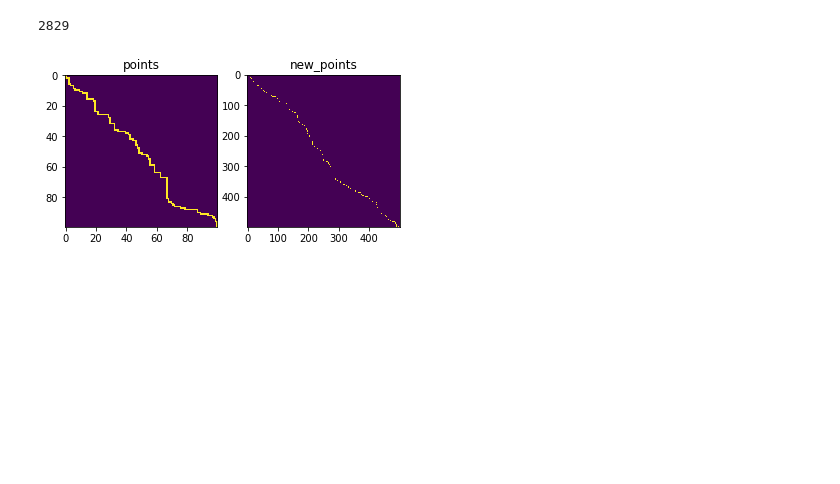
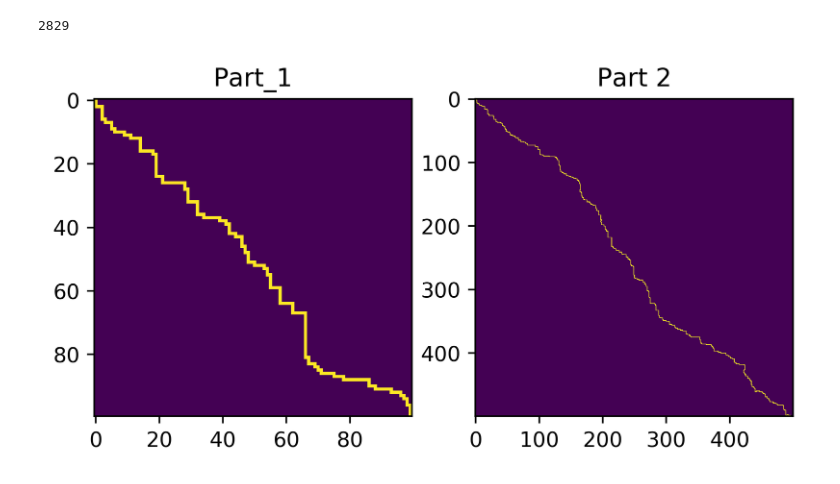
Before and after one commit to trunklayer/advent_2021, a Jupyter notebook: day15.ipynb, the cells around one changed output. Saved outputs shown, nothing was run; the diff lists cells and outputs as text; code cells hidden in the pictures; blank space fills up the shorter version.

Commit message:
Day 15. Charts now have more dpi

```diff
--- a/day15.ipynb
+++ b/day15.ipynb
@@ -125,36 +125,37 @@ def walk_path(points):
         yield point
         if point.direction == Direction.U:
             y -= 1
         elif point.direction == Direction.D:
             y += 1
         elif point.direction == Direction.L:
             x -= 1
         elif point.direction == Direction.R:
             x += 1
         else:
             break
 
 def make_canvas(points):
     m, n = len(points), len(points[0])
     return [
-        [False] * n
+        [0] * n
         for _ in range(m)
     ]
 
 def chart(path, canvas):
     for point in path:
-        canvas[point.y][point.x] = True
+        canvas[point.y][point.x] = 1
 
 def chart_points(points, title, axis):
     canvas = make_canvas(points)
     path = walk_path(points)
     chart(path, canvas)
     axis.set_title(title)
     axis.imshow(canvas)
 
-_, (a, b) = plt.subplots(1, 2)
-chart_points(points, 'points', a)
-chart_points(new_points, 'new_points', b)
+fig, (a, b) = plt.subplots(1, 2)
+fig.set_dpi(500)
+chart_points(points, 'Part_1', a)
+chart_points(new_points, 'Part 2', b)
 plt.show()
 # %% [output]
-[figure, old version]
+[figure, new version]
```
